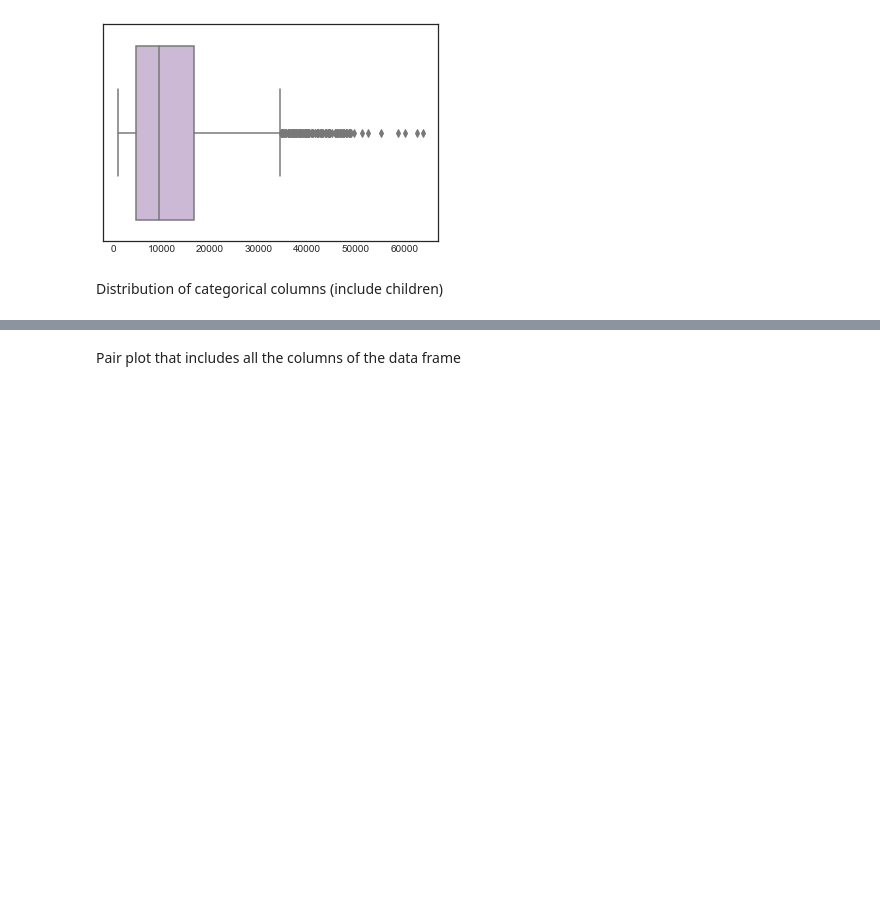
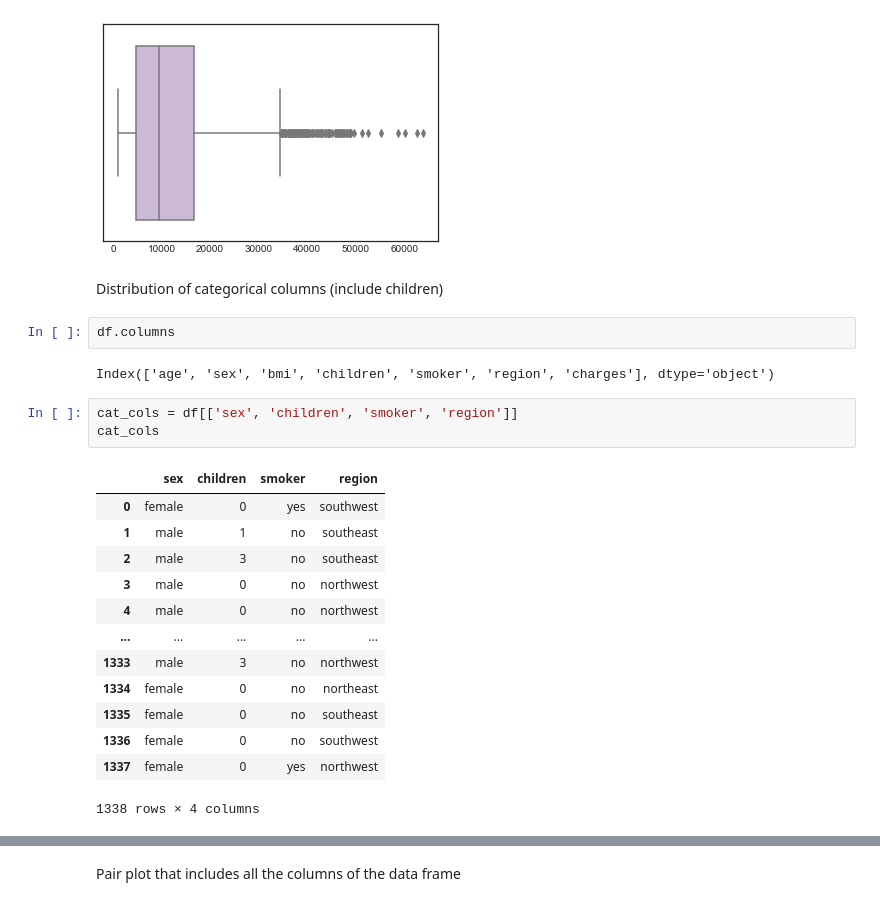
Before and after one commit to RochaErik/Medical-Data, a Jupyter notebook: Medical_data.ipynb, the cells around one changed output, grey strips where cells are left out. Cells and saved outputs as stored; diff of their text form; blank space fills up the shorter version.

```diff
--- a/Medical_data.ipynb
+++ b/Medical_data.ipynb
@@ -244,3 +244,24 @@ sns.boxplot(data=Dist_df['charges'], x=X, color='#cdb4db')
 [figure]
 # %% [markdown]
 Distribution of categorical columns (include children)
+# %%
+df.columns
+# %% [output]
+Index(['age', 'sex', 'bmi', 'children', 'smoker', 'region', 'charges'], dtype='object')
+# %%
+cat_cols = df[['sex', 'children', 'smoker', 'region']]
+cat_cols
+# %% [output]
+|  | sex | children | smoker | region |
+| 0 | female | 0 | yes | southwest |
+| 1 | male | 1 | no | southeast |
+| 2 | male | 3 | no | southeast |
+| 3 | male | 0 | no | northwest |
+| 4 | male | 0 | no | northwest |
+| ... | ... | ... | ... | ... |
+| 1333 | male | 3 | no | northwest |
+| 1334 | female | 0 | no | northeast |
+| 1335 | female | 0 | no | southeast |
+| 1336 | female | 0 | no | southwest |
+| 1337 | female | 0 | yes | northwest |
+1338 rows × 4 columns
```
Also changed, not shown: parts of 10 cells of this notebook.
